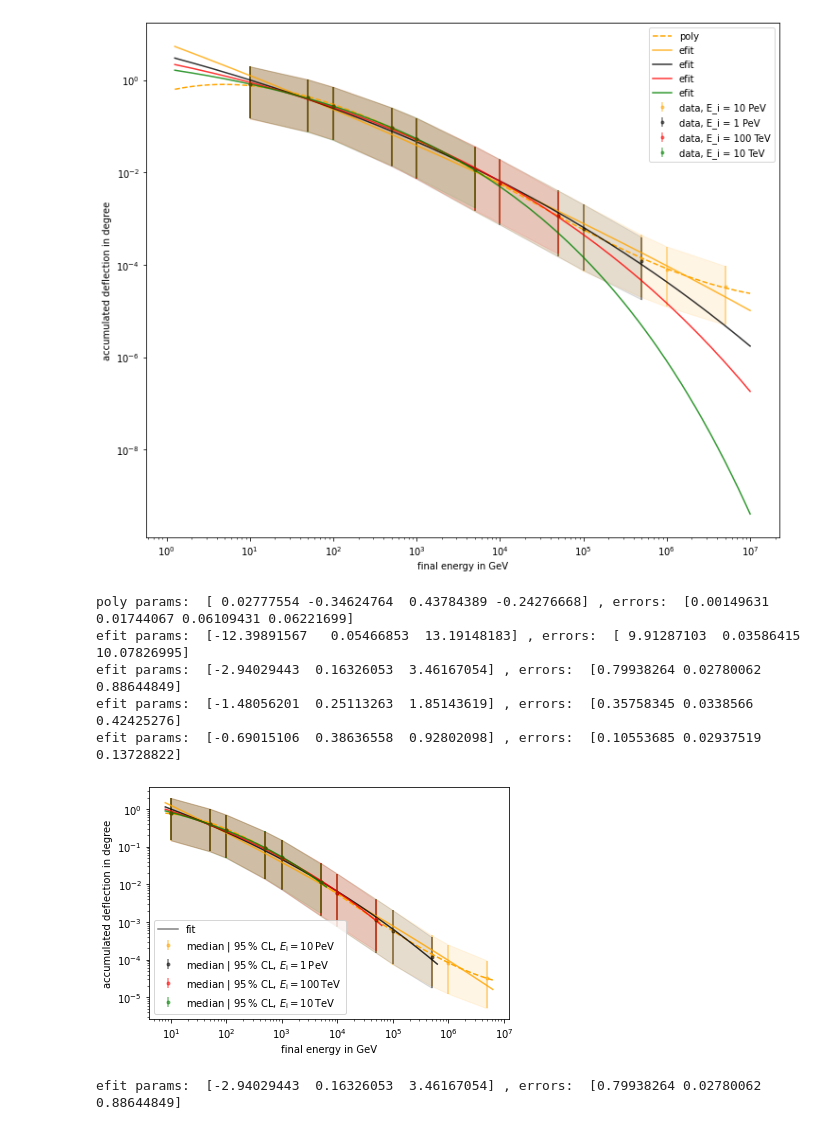
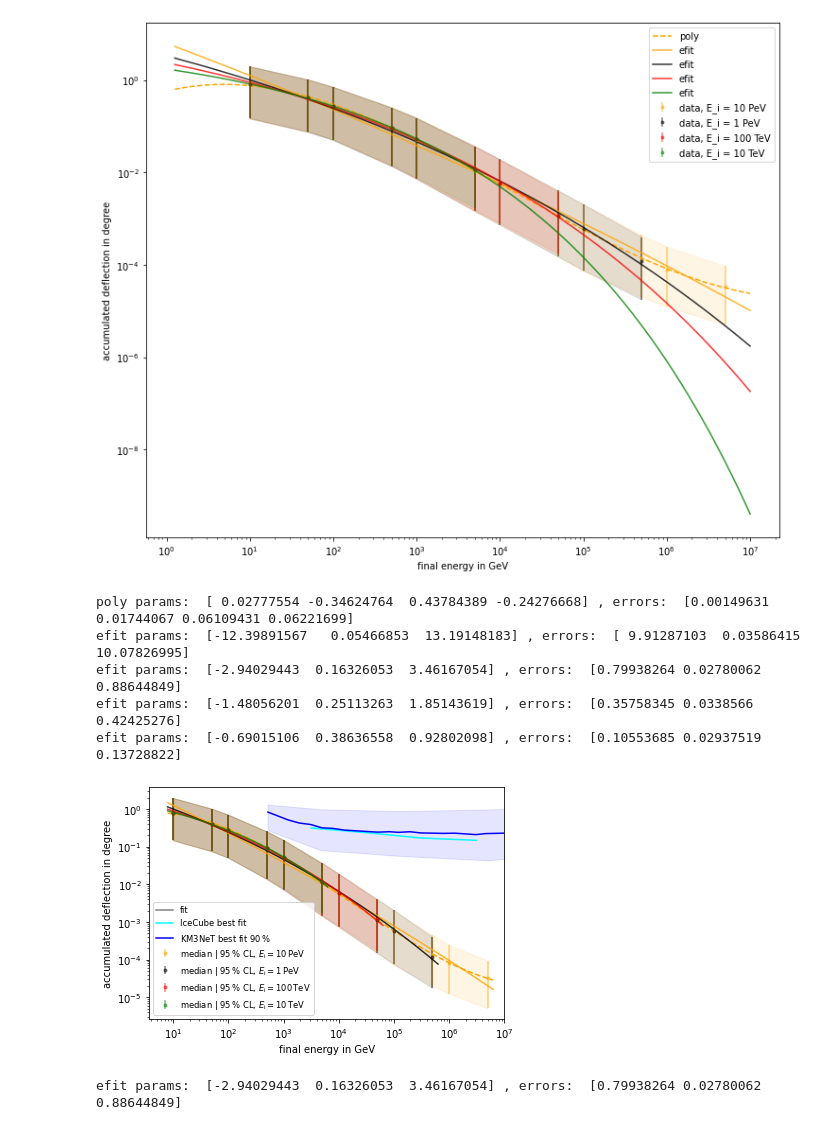
Before and after one commit to pascalgutjahr/muon-deflection-paper, a Jupyter notebook: deflection/total_defl_combined.ipynb, the cells around one changed output. Drawn from its saved outputs; the diff is of its cells as text; code cells hidden in the pictures.

```diff
--- a/deflection/total_defl_combined.ipynb
+++ b/deflection/total_defl_combined.ipynb
@@ -907,35 +942,58 @@ plt.plot(x, np.power(10, efit(np.log10(x), *params)), color='red', alpha=0.8) #,
 
 plt.errorbar(E_f_100, deflection_median_100, yerr=(deflection_median_lower_100, deflection_median_upper_100), fmt='.', color='red', alpha=0.5, label=r'median | $95\,$% CL, $E_\mathrm{i} = 100\,$TeV')
 plt.fill_between(E_f_100, np.array(deflection_median_100)-np.array(deflection_median_lower_100), np.array(deflection_median_100) + np.array(deflection_median_upper_100), alpha=0.1, color='red')
 
 
 # E_i = 10 TeV
 params, cov = curve_fit(efit, np.log10(E_f_10), np.log10(deflection_median_10))
 errors = np.sqrt(np.diag(cov))
 print('efit params: ', params, ', errors: ', errors)
 x = np.logspace(0.9, 3.8, 1000)
 plt.plot(x, np.power(10, efit(np.log10(x), *params)), color='green', alpha=0.8) #, label='efit')
 
 plt.errorbar(E_f_10, deflection_median_10, yerr=(deflection_median_lower_10, deflection_median_upper_10), fmt='.', color='green', alpha=0.5, label=r'median | $95\,$% CL, $E_\mathrm{i} = 10\,$TeV')
 plt.fill_between(E_f_10, np.array(deflection_median_10)-np.array(deflection_median_lower_10), np.array(deflection_median_10) + np.array(deflection_median_upper_10), alpha=0.1, color='green')
 
 plt.plot(0, 0, '-', color='grey', label='fit')
 
+# IceCube 2021
+IceCube_median_error_E = [3154.6222956675642, 31393.67119012529, 318535.5398366218, 3139367.1190125225]
+IceCube_median_error_theta = [0.3132923103706559, 0.23583164894478967, 0.1696125188412025, 0.147416292664677]
+plt.plot(IceCube_median_error_E, IceCube_median_error_theta, '-', color='cyan', label='IceCube best fit')
+
+# KM3NeT 2016
+KM3NeT_median_error_E = [522.4356285756223, 1216.8748116390357, 1943.231716329505, 3103.1536417971624,
+                         4955.437091562044, 7913.355122889535, 12636.864951346342, 50689.50296608002,
+                         83427.93140908847, 121687.48116390369, 194323.17163295028, 315036.3417558579,
+                         779476.9527719838, 1263686.4951346342, 3079814.718585156, 4560541.30436924,
+                         9850144.98486653, 20642110.490612086, 32469485.711770043, 48811773.81527156]
+KM3NeT_median_error_theta = [0.827576632070297, 0.5123763092955053, 0.42403066039938264, 0.38818709714958904,
+                             0.31722679466012654, 0.305443935560202, 0.2761187447596839, 0.24338923735390608,
+                             0.24960901930441665, 0.2403377094590886, 0.24960901930441665, 0.2314107669226327,
+                             0.22564445080444856, 0.22850942083969703, 0.20919338394904638, 0.22281540074690914,
+                             0.22850942083969703, 0.23434895091387908, 0.22850942083969703, 0.24647950999050272]
+plt.plot(KM3NeT_median_error_E, KM3NeT_median_error_theta, '-', color='blue', label='KM3NeT best fit $90\,$%')
+x = [514.606668672977, 4665.0087107025565,  123538.77161286505, 5224356.285756218, 1e7]
+y_low = [0.27265686591460175, 0.08120617245807966, 0.05703801243761694, 0.04321320106658356, 0.0478]
+y_up = [1.3199210201931573, 0.9874623548354361, 0.8814658257473126, 0.9750819022171437, 1.01]
+plt.fill_between(x, y_low, y_up, alpha=0.1, color='blue')
+
 plt.xscale('log')
 plt.yscale('log')
 plt.xlabel('final energy in GeV')
 plt.ylabel('accumulated deflection in degree')
-plt.legend(loc='lower left')
+plt.legend(fontsize='small', loc='lower left', )
+plt.xlim(right=1e7)
 plt.tight_layout()
 if save_plot:
     plt.savefig(plot_dir + 'fit_median_defl.pdf')
 # %% [output]
 poly params:  [ 0.02777554 -0.34624764  0.43784389 -0.24276668] , errors:  [0.00149631 0.01744067 0.06109431 0.06221699]
 efit params:  [-12.39891567   0.05466853  13.19148183] , errors:  [ 9.91287103  0.03586415 10.07826995]
 efit params:  [-2.94029443  0.16326053  3.46167054] , errors:  [0.79938264 0.02780062 0.88644849]
 efit params:  [-1.48056201  0.25113263  1.85143619] , errors:  [0.35758345 0.0338566  0.42425276]
 efit params:  [-0.69015106  0.38636558  0.92802098] , errors:  [0.10553685 0.02937519 0.13728822]
-[figure, old version]
+[figure, new version]
 # %%
 ### fit deflection medians
 x = np.logspace(0.1, 7, 1000)
```
Also changed, not shown: parts of 9 cells of this notebook.
